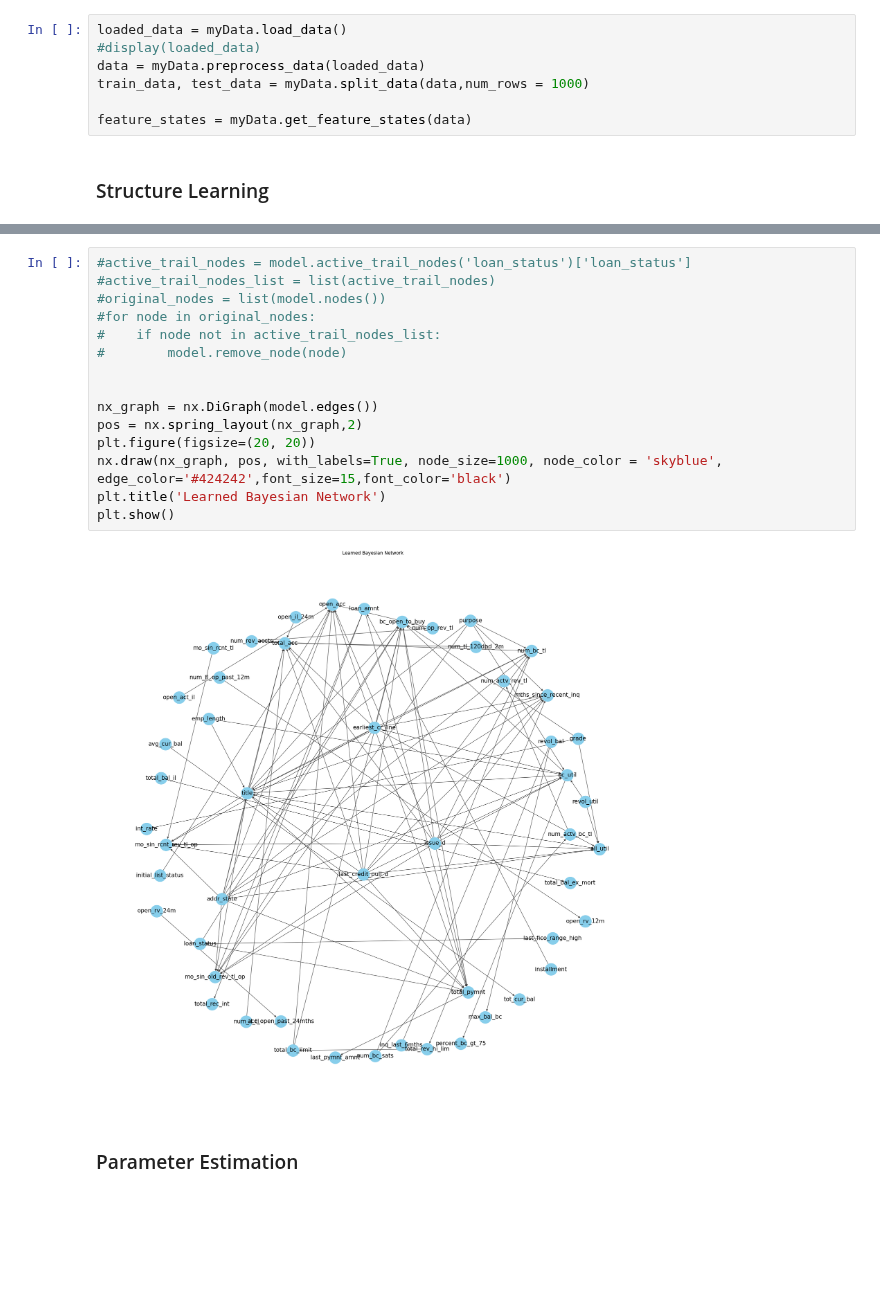
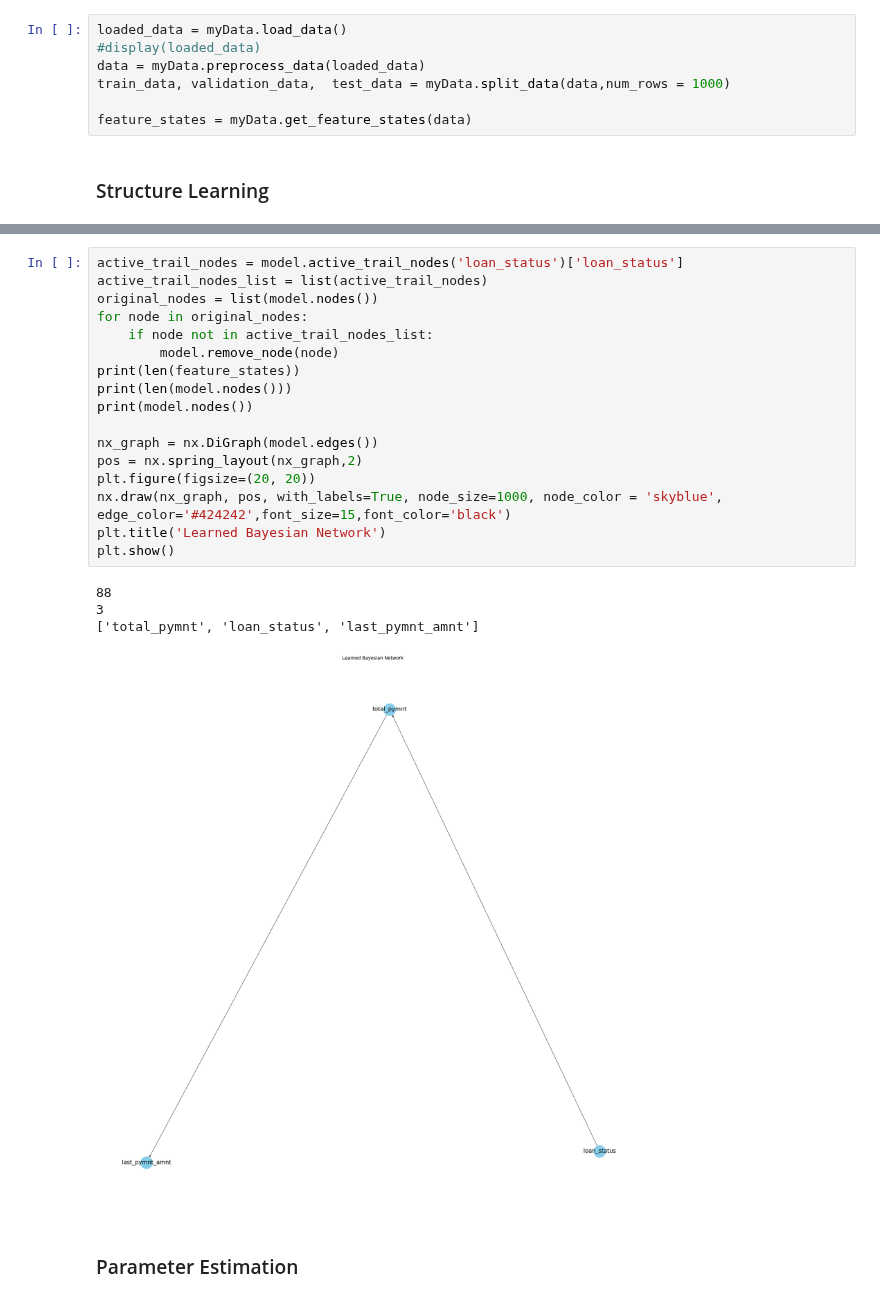
Before and after one commit to Zach-schwark/Honours-Research, a Jupyter notebook: HC_differentScores/BN_testing_HC_K2Score.ipynb, the cells around one changed output, grey strips where cells are left out. Saved outputs shown, nothing was run; the diff lists cells and outputs as text; blank space fills up the shorter version.

Commit message:
complete evidence lists

```diff
--- a/HC_differentScores/BN_testing_HC_K2Score.ipynb
+++ b/HC_differentScores/BN_testing_HC_K2Score.ipynb
@@ -22,7 +22,7 @@ from pgmpy.metrics import correlation_score, log_likelihood_score, structure_sco
 loaded_data = myData.load_data()
 #display(loaded_data)
 data = myData.preprocess_data(loaded_data)
-train_data, test_data = myData.split_data(data,num_rows = 1000)
+train_data, validation_data,  test_data = myData.split_data(data,num_rows = 1000)
 
 feature_states = myData.get_feature_states(data)
 # %% [markdown]
@@ -42,20 +42,25 @@ print(model.edges())
 # %%
-#active_trail_nodes = model.active_trail_nodes('loan_status')['loan_status']
-#active_trail_nodes_list = list(active_trail_nodes)
-#original_nodes = list(model.nodes())
-#for node in original_nodes:
-#    if node not in active_trail_nodes_list:
-#        model.remove_node(node)
-
+active_trail_nodes = model.active_trail_nodes('loan_status')['loan_status']
+active_trail_nodes_list = list(active_trail_nodes)
+original_nodes = list(model.nodes())
+for node in original_nodes:
+    if node not in active_trail_nodes_list:
+        model.remove_node(node)
+print(len(feature_states))
+print(len(model.nodes()))
+print(model.nodes())
 
 nx_graph = nx.DiGraph(model.edges())
 pos = nx.spring_layout(nx_graph,2)
 plt.figure(figsize=(20, 20))
 nx.draw(nx_graph, pos, with_labels=True, node_size=1000, node_color = 'skyblue', edge_color='#424242',font_size=15,font_color='black')
 plt.title('Learned Bayesian Network')
 plt.show()
 # %% [output]
+88
+3
+['total_pymnt', 'loan_status', 'last_pymnt_amnt']
-[figure, old version]
+[figure, new version]
 # %% [markdown]
 ###  Parameter Estimation
 # %%
```
Also changed, not shown: parts of 4 cells of this notebook, 5 other files.
